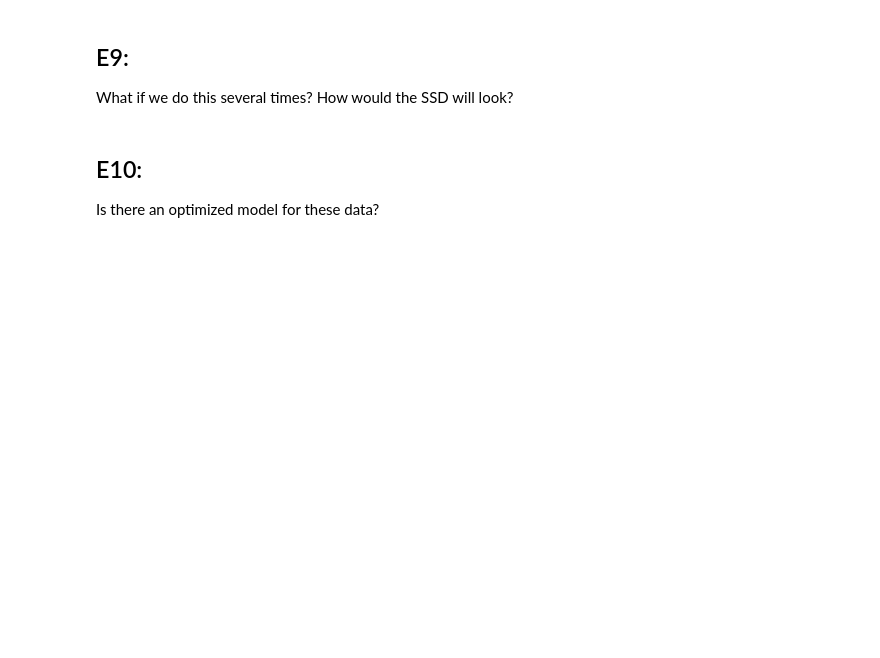
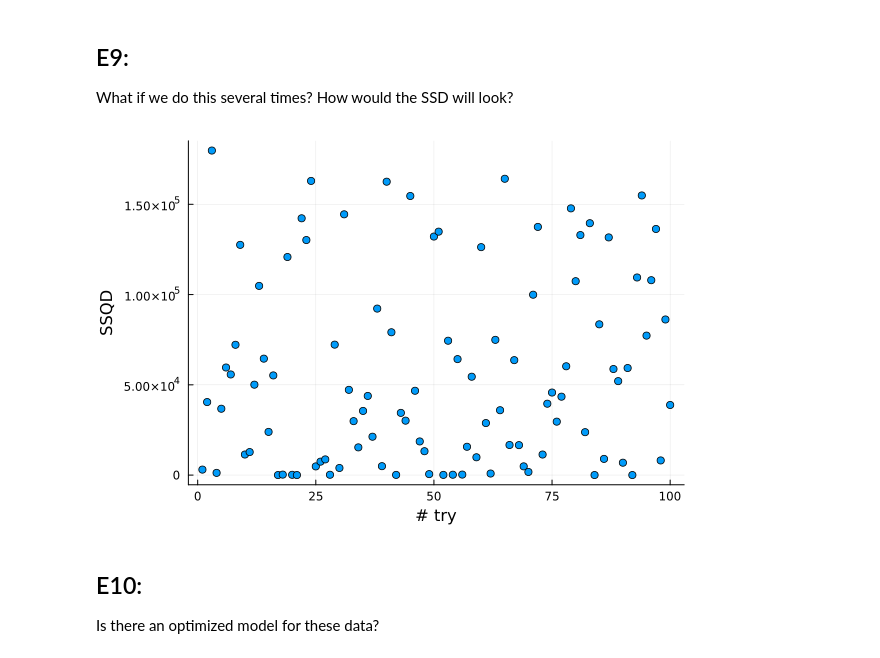
Before and after one commit to EMCMS/DataSci4Chem.jl, a Jupyter notebook: Notebooks/Lecture_CurveFitting.ipynb, the cells around one changed output. Drawn from its saved outputs; the diff is of its cells as text; code cells hidden in the pictures; blank space fills up the shorter version.

```diff
--- a/Notebooks/Lecture_CurveFitting.ipynb
+++ b/Notebooks/Lecture_CurveFitting.ipynb
@@ -149,20 +149,22 @@ What if we do this several times? How would the SSD will look?
 # %%
 n = 100
 
 ssqd_ = zeros(n)
 a_ = zeros(n)
 b_ = zeros(n)
 
 for i=1:n
-    a = rand(0.001:3.0)
+    a = rand(0:0.001:3.0)
     b = rand(0:minimum(cal[:,2]))
     a_[i] = a
     b_[i] = b
     tv1 = f(cal[:,1])
     ssqd_[i] = ssd(y,tv1)
 end
 
 scatter(ssqd_,label = false,xlabel="# try", ylabel ="SSQD")
+# %% [output]
+[figure, added]
 # %% [markdown]
 ## E10:
 
```
Also changed, not shown: parts of 18 cells of this notebook, 3 other files.
